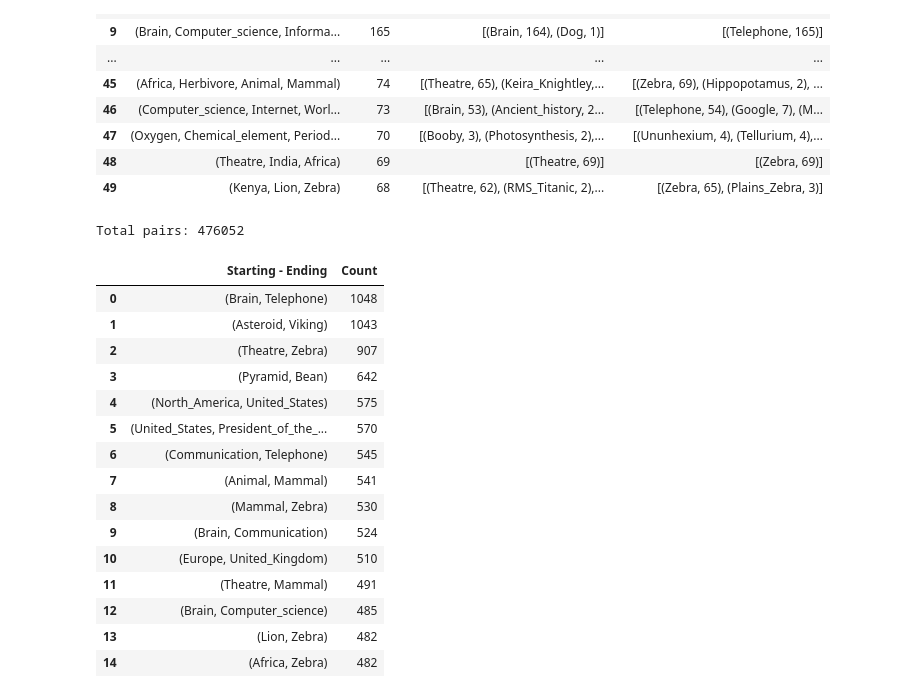
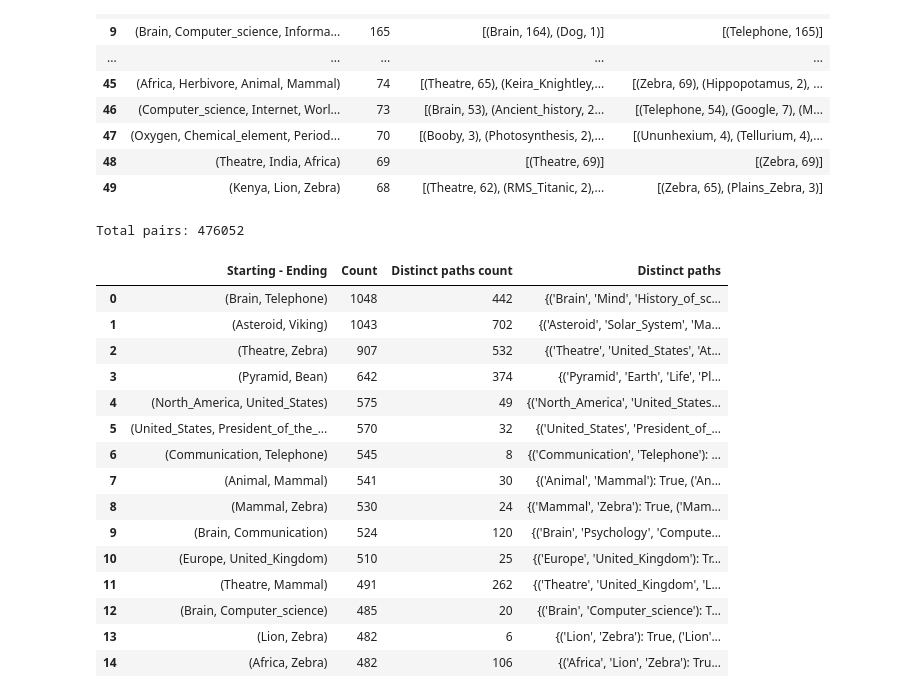
Before and after one commit to epfl-ada/ada-2022-project-hltw, a Jupyter notebook: P2.ipynb, the cells around one changed output. Drawn from its saved outputs; the diff is of its cells as text; code cells hidden in the pictures.

```diff
--- a/P2.ipynb
+++ b/P2.ipynb
@@ -562,41 +562,55 @@ df_edge_list_length_from_2_to_3_with_se_pages.head(50)
 # %%
 # All starting-ending pairs on the sub-path
 # Basically we can see some sub-path that is frequently used
 """
 A -> B -> C -> D
 We will count: AB AC AD BC BD CD
 """
+def get_sorted_dict_by_count_for_all_pairs_data(data, column_names):
+    ret = []
+    for k, v in data.items():
+        ret.append((k, v[0], len(v[1]), v[1]))
+    ret = sorted(ret, key=lambda x: x[1], reverse=True)
+
+    df_ret = pd.DataFrame(ret, columns=[column_names])
+
+    return df_ret
 
 all_pair_counting = {}
 for path in df_finished_paths['path_list_without_backtracking']:
     for i in range(0, len(path) - 1):
         for j in range(i + 1, len(path)):
             se = (path[i], path[j])
+            se_path = path[i:j+1]
             if se in all_pair_counting:
-                all_pair_counting[se] += 1
+                tmp = all_pair_counting[se]
+                tmp[0] += 1
+                tmp[1][tuple(se_path)] = True
+
+                all_pair_counting[se] = tmp
             else:
-                all_pair_counting[se] = 1
+                all_pair_counting[se] = [1, {tuple(se_path): True}]
 
-df_all_pair_counting = get_sorted_dict_by_count(all_pair_counting, ['Starting - Ending', 'Count'])
+df_all_pair_counting = get_sorted_dict_by_count_for_all_pairs_data(all_pair_counting, ['Starting - Ending', 'Count', 'Distinct paths count', 'Distinct paths'])
 print("Total pairs: {}".format(len(df_all_pair_counting)))
 df_all_pair_counting.head(15)
 # %% [output]
 Total pairs: 476052
-|  | Starting - Ending | Count |
-| 0 | (Brain, Telephone) | 1048 |
-| 1 | (Asteroid, Viking) | 1043 |
-| 2 | (Theatre, Zebra) | 907 |
-| 3 | (Pyramid, Bean) | 642 |
-| 4 | (North_America, United_States) | 575 |
-| 5 | (United_States, President_of_the_... | 570 |
-| 6 | (Communication, Telephone) | 545 |
-| 7 | (Animal, Mammal) | 541 |
-| 8 | (Mammal, Zebra) | 530 |
-| 9 | (Brain, Communication) | 524 |
-| 10 | (Europe, United_Kingdom) | 510 |
-| 11 | (Theatre, Mammal) | 491 |
-| 12 | (Brain, Computer_science) | 485 |
-| 13 | (Lion, Zebra) | 482 |
-| 14 | (Africa, Zebra) | 482 |
+|  | Starting - Ending | Count | Distinct paths count | Distinct paths |
+| 0 | (Brain, Telephone) | 1048 | 442 | {('Brain', 'Mind', 'History_of_sc... |
+| 1 | (Asteroid, Viking) | 1043 | 702 | {('Asteroid', 'Solar_System', 'Ma... |
+| 2 | (Theatre, Zebra) | 907 | 532 | {('Theatre', 'United_States', 'At... |
+| 3 | (Pyramid, Bean) | 642 | 374 | {('Pyramid', 'Earth', 'Life', 'Pl... |
+| 4 | (North_America, United_States) | 575 | 49 | {('North_America', 'United_States... |
+| 5 | (United_States, President_of_the_... | 570 | 32 | {('United_States', 'President_of_... |
+| 6 | (Communication, Telephone) | 545 | 8 | {('Communication', 'Telephone'): ... |
+| 7 | (Animal, Mammal) | 541 | 30 | {('Animal', 'Mammal'): True, ('An... |
+| 8 | (Mammal, Zebra) | 530 | 24 | {('Mammal', 'Zebra'): True, ('Mam... |
+| 9 | (Brain, Communication) | 524 | 120 | {('Brain', 'Psychology', 'Compute... |
+| 10 | (Europe, United_Kingdom) | 510 | 25 | {('Europe', 'United_Kingdom'): Tr... |
+| 11 | (Theatre, Mammal) | 491 | 262 | {('Theatre', 'United_Kingdom', 'L... |
+| 12 | (Brain, Computer_science) | 485 | 20 | {('Brain', 'Computer_science'): T... |
+| 13 | (Lion, Zebra) | 482 | 6 | {('Lion', 'Zebra'): True, ('Lion'... |
+| 14 | (Africa, Zebra) | 482 | 106 | {('Africa', 'Lion', 'Zebra'): Tru... |
 # %%
 # How many starting - ending point actually go through the commonly used sub-paths of length 1, 2, and 3? (Mean is 5, so let's leave out 2 for navigation)
```
